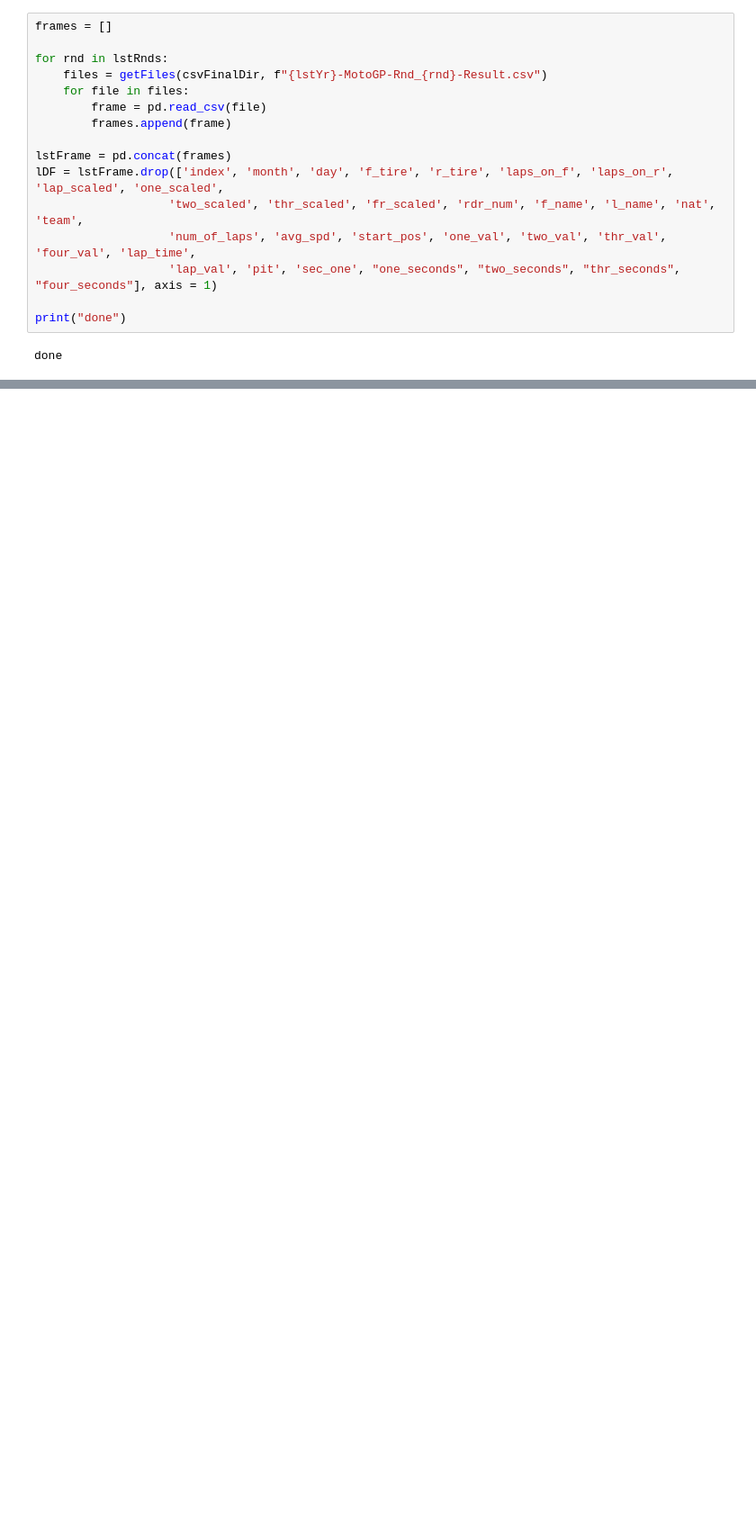
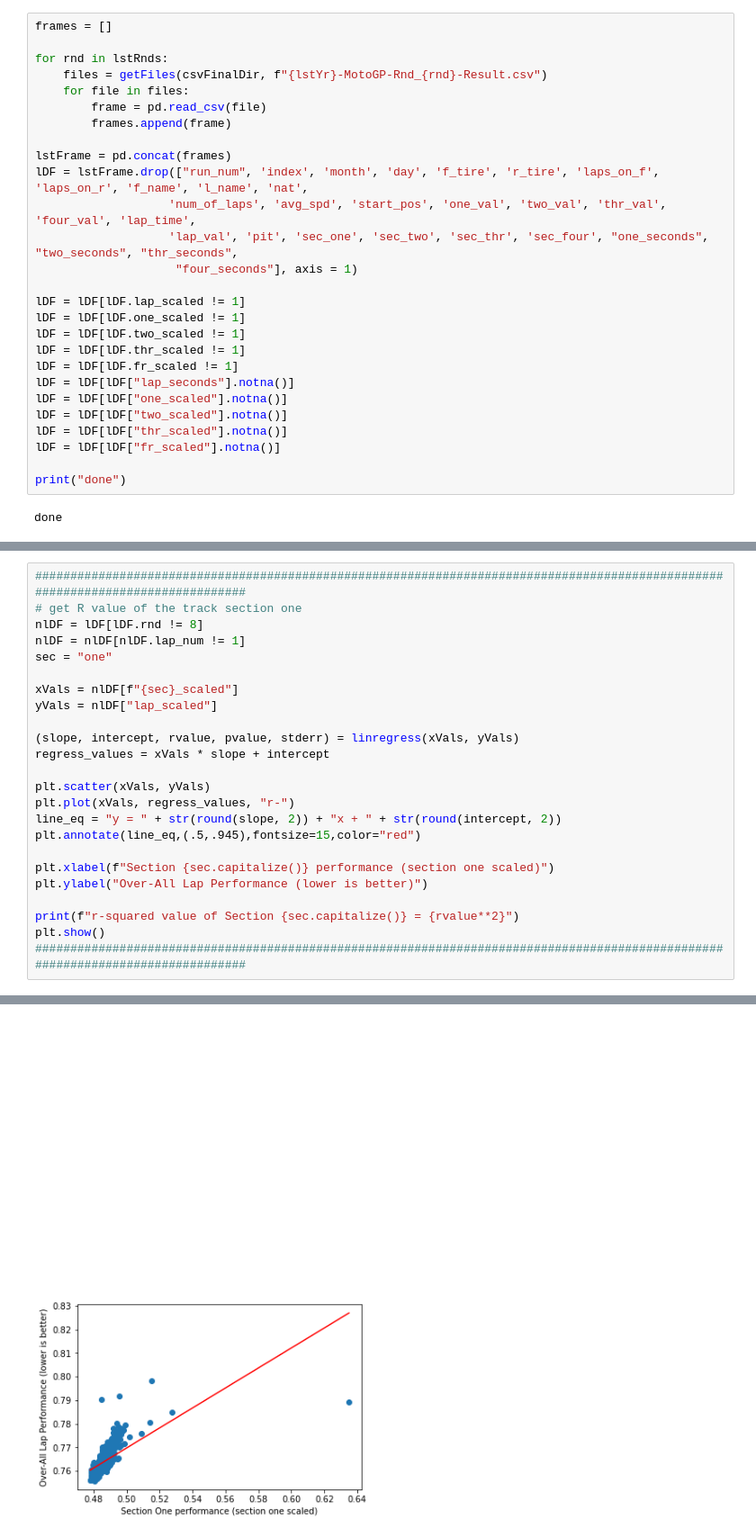
Before and after one commit to NealMaze/z-MotoGP-Analysis, a Jupyter notebook: E1_Analysis.ipynb, the cells around one changed output, grey strips where cells are left out. Shown at 90% size. Saved outputs shown, nothing was run; the diff lists cells and outputs as text; blank space fills up the shorter version.

Commit message:
find each track section's r value

```diff
--- a/E1_Analysis.ipynb
+++ b/E1_Analysis.ipynb
@@ -54,10 +63,21 @@ for rnd in lstRnds:
         frames.append(frame)
 
 lstFrame = pd.concat(frames)
-lDF = lstFrame.drop(['index', 'month', 'day', 'f_tire', 'r_tire', 'laps_on_f', 'laps_on_r', 'lap_scaled', 'one_scaled',
-                   'two_scaled', 'thr_scaled', 'fr_scaled', 'rdr_num', 'f_name', 'l_name', 'nat', 'team',
+lDF = lstFrame.drop(["run_num", 'index', 'month', 'day', 'f_tire', 'r_tire', 'laps_on_f', 'laps_on_r', 'f_name', 'l_name', 'nat',
                    'num_of_laps', 'avg_spd', 'start_pos', 'one_val', 'two_val', 'thr_val', 'four_val', 'lap_time',
-                   'lap_val', 'pit', 'sec_one', "one_seconds", "two_seconds", "thr_seconds", "four_seconds"], axis = 1)
+                   'lap_val', 'pit', 'sec_one', 'sec_two', 'sec_thr', 'sec_four', "one_seconds", "two_seconds", "thr_seconds",
+                    "four_seconds"], axis = 1)
+
+lDF = lDF[lDF.lap_scaled != 1]
+lDF = lDF[lDF.one_scaled != 1]
+lDF = lDF[lDF.two_scaled != 1]
+lDF = lDF[lDF.thr_scaled != 1]
+lDF = lDF[lDF.fr_scaled != 1]
+lDF = lDF[lDF["lap_seconds"].notna()]
+lDF = lDF[lDF["one_scaled"].notna()]
+lDF = lDF[lDF["two_scaled"].notna()]
+lDF = lDF[lDF["thr_scaled"].notna()]
+lDF = lDF[lDF["fr_scaled"].notna()]
 
 print("done")
 # %% [output]
@@ -133,0 +120,25 @@ plt.show()
+# %%
+################################################################################################################################
+# get R value of the track section one
+nlDF = lDF[lDF.rnd != 8]
+nlDF = nlDF[nlDF.lap_num != 1]
+sec = "one"
+
+xVals = nlDF[f"{sec}_scaled"]
+yVals = nlDF["lap_scaled"]
+
+(slope, intercept, rvalue, pvalue, stderr) = linregress(xVals, yVals)
+regress_values = xVals * slope + intercept
+
+plt.scatter(xVals, yVals)
+plt.plot(xVals, regress_values, "r-")
+line_eq = "y = " + str(round(slope, 2)) + "x + " + str(round(intercept, 2))
+plt.annotate(line_eq,(.5,.945),fontsize=15,color="red")
+
+plt.xlabel(f"Section {sec.capitalize()} performance (section one scaled)")
+plt.ylabel("Over-All Lap Performance (lower is better)")
+
+print(f"r-squared value of Section {sec.capitalize()} = {rvalue**2}")
+plt.show()
+################################################################################################################################
+# %% [output]
@@ -133,0 +146 @@ plt.show()
+[figure, added]
```
Also changed, not shown: parts of 9 cells of this notebook.
